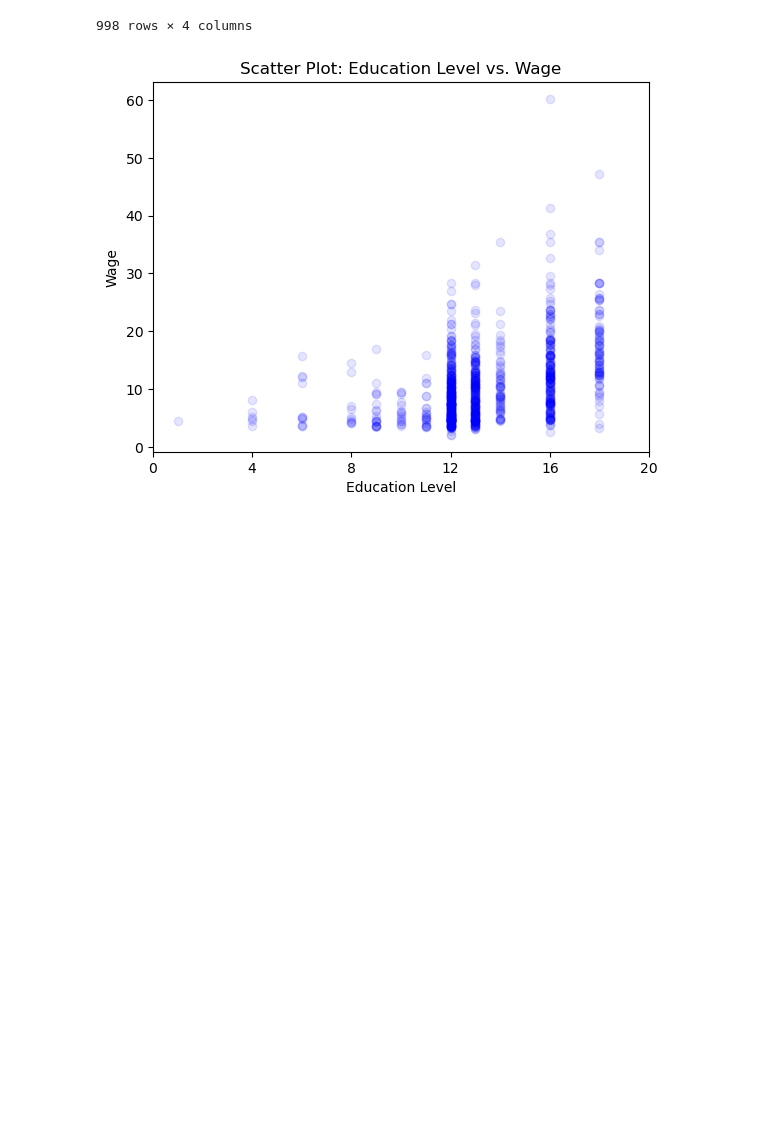
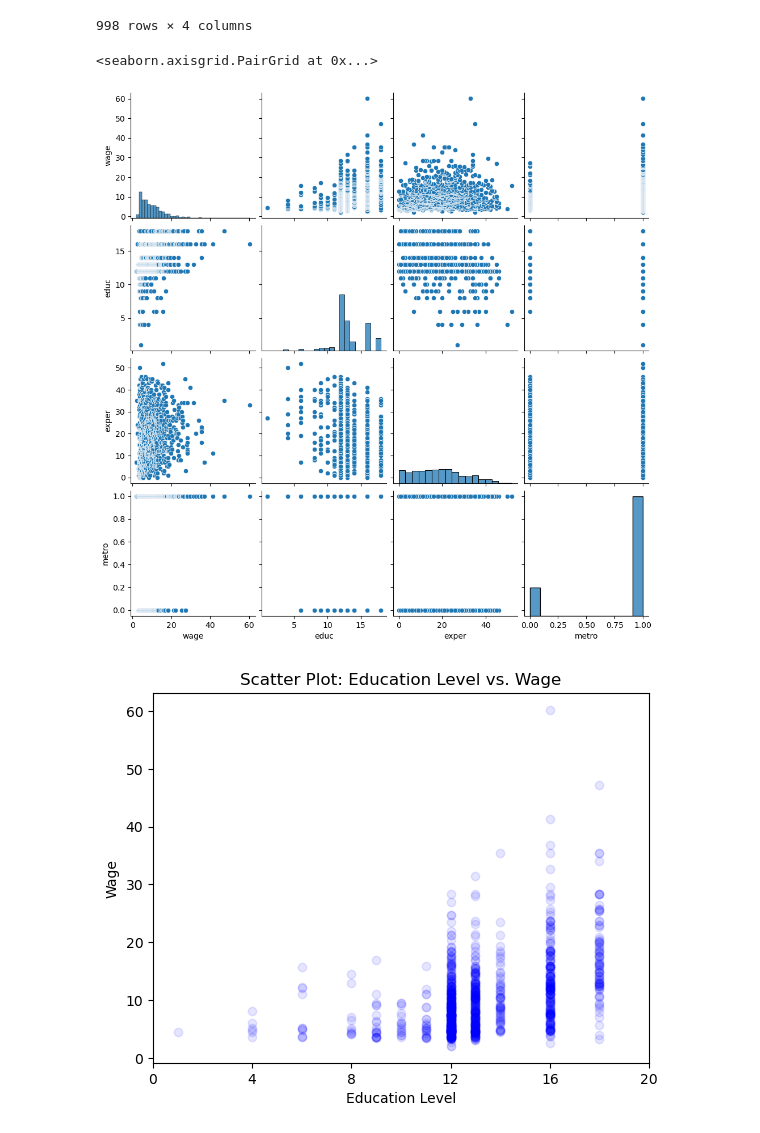
Before and after one commit to RiccardoDAndrea/Training, a Jupyter notebook: Scripts/Models/own_models.ipynb, the cells around one changed output. Saved outputs shown, nothing was run; the diff lists cells and outputs as text; code cells hidden in the pictures; blank space fills up the shorter version.

```diff
--- a/Scripts/Models/own_models.ipynb
+++ b/Scripts/Models/own_models.ipynb
@@ -25,6 +25,11 @@ df
 | 996 | 47.22 | 18 | 35 | 1 |
 | 997 | 60.19 | 16 | 33 | 1 |
 998 rows × 4 columns
+# %%
+sns.pairplot(df)
+# %% [output]
+<seaborn.axisgrid.PairGrid at 0x...>
+[figure, added]
 # %%
 # Scatter-Plot von 'educ' gegen 'wage'
 plt.scatter(df['educ'], df['wage'], alpha=0.1, color='b')
```
Also changed, not shown: parts of 11 cells of this notebook.
